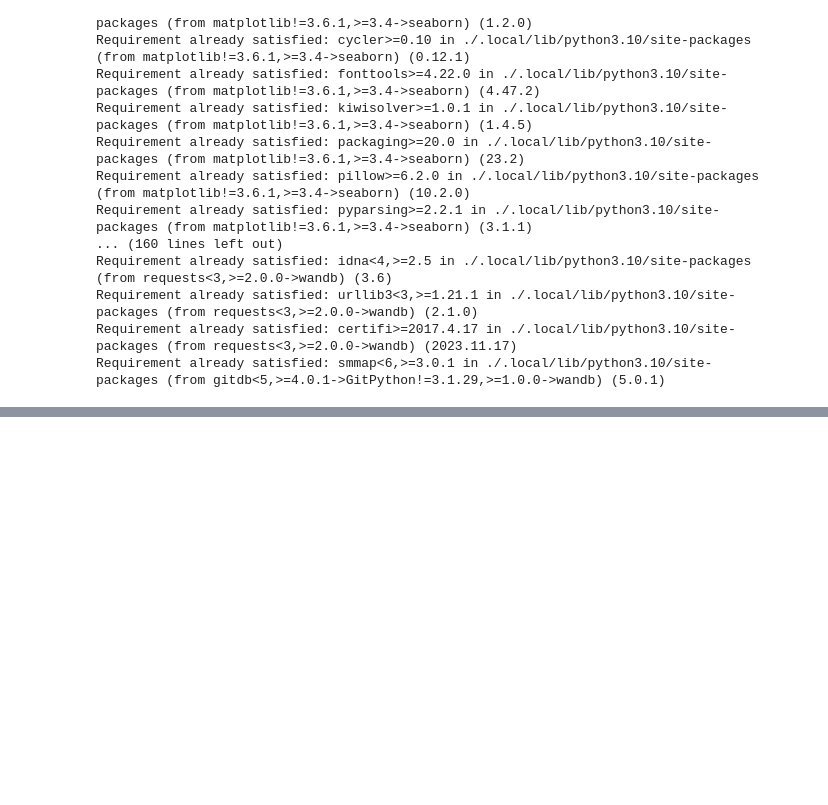
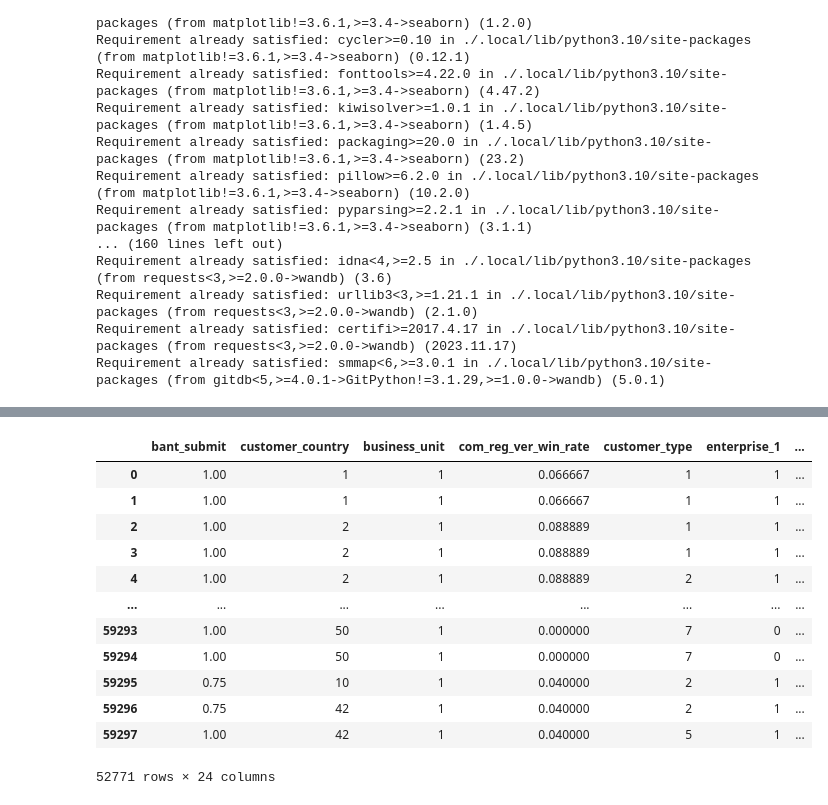
Before and after one commit to aimers2024/aimers_project, a Jupyter notebook: code.ipynb, the cells around one changed output, grey strips where cells are left out. Saved outputs shown, nothing was run; the diff lists cells and outputs as text; code cells hidden in the pictures; blank space fills up the shorter version.

```diff
--- a/code.ipynb
+++ b/code.ipynb
@@ -55,3 +56,32 @@ with open(os.path.join('config', 'config.json')) as f:
 preprocessor = DataPreprocessor(preprocess_columns)
 df_train_processed = preprocessor.fit_transform(df_train)
 df_test_processed = preprocessor.transform(df_test)
+# %%
+import numpy as np
+def outlier_iqr(data, column):
+
+    # lower, upper 글로벌 변수 선언하기
+    global lower, upper
+
+    # 4분위수 기준 지정하기
+    q25, q75 = np.quantile(data[column], 0.25), np.quantile(data[column], 0.75)
+
+    # IQR 계산하기
+    iqr = q75 - q25
+
+    # outlier cutoff 계산하기
+    cut_off = iqr * 1.5
+
+    # lower와 upper bound 값 구하기
+    lower, upper = q25 - cut_off, q75 + cut_off
+
+    print('IQR은',iqr, '이다.')
+    print('lower bound 값은', lower, '이다.')
+    print('upper bound 값은', upper, '이다.')
+
+    # 1사 분위와 4사 분위에 속해있는 데이터 각각 저장하기
+    data1 = data[data[column] > upper]
+    data2 = data[data[column] < lower]
+
+    # 이상치 총 개수 구하기
+    return print('총 이상치 개수는', data1.shape[0] + data2.shape[0], '이다.'), lower, upper
@@ -57,0 +105,16 @@ df_test_processed = preprocessor.transform(df_test)
+# %%
+df_train_processed
+# %% [output]
+|  | bant_submit | customer_country | business_unit | com_reg_ver_win_rate | customer_type | enterprise_1 | ... |
+| 0 | 1.00 | 1 | 1 | 0.066667 | 1 | 1 | ... |
+| 1 | 1.00 | 1 | 1 | 0.066667 | 1 | 1 | ... |
+| 2 | 1.00 | 2 | 1 | 0.088889 | 1 | 1 | ... |
+| 3 | 1.00 | 2 | 1 | 0.088889 | 1 | 1 | ... |
+| 4 | 1.00 | 2 | 1 | 0.088889 | 2 | 1 | ... |
+| ... | ... | ... | ... | ... | ... | ... | ... |
+| 59293 | 1.00 | 50 | 1 | 0.000000 | 7 | 0 | ... |
+| 59294 | 1.00 | 50 | 1 | 0.000000 | 7 | 0 | ... |
+| 59295 | 0.75 | 10 | 1 | 0.040000 | 2 | 1 | ... |
+| 59296 | 0.75 | 42 | 1 | 0.040000 | 2 | 1 | ... |
+| 59297 | 1.00 | 42 | 1 | 0.040000 | 5 | 1 | ... |
+52771 rows × 24 columns
```
Also changed, not shown: parts of 12 cells of this notebook, 1 other file.
